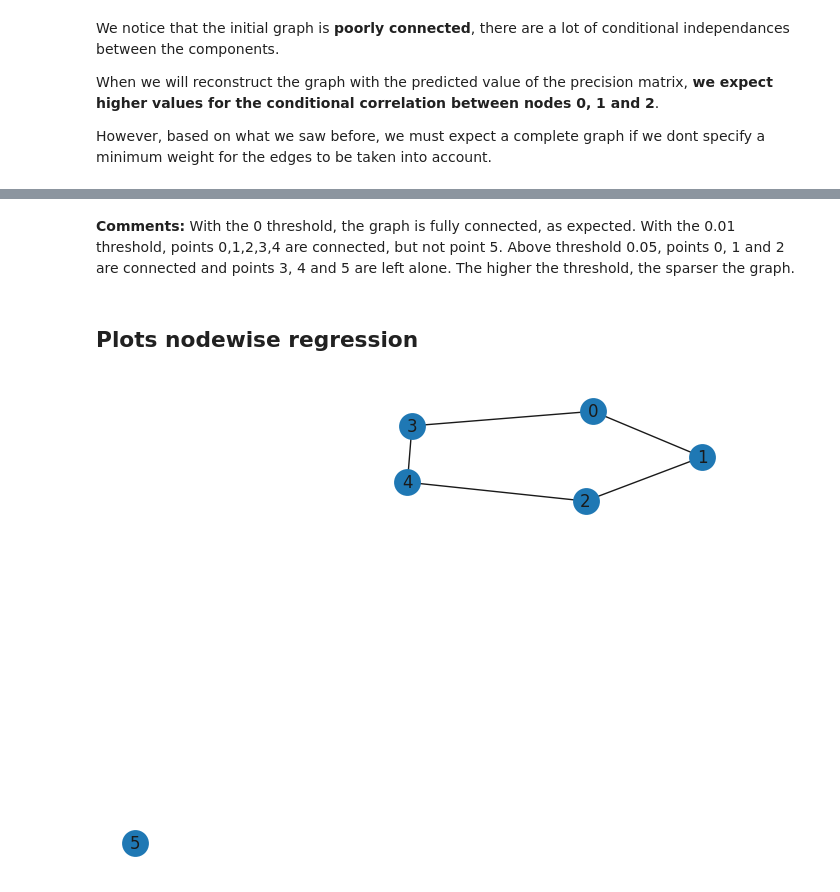
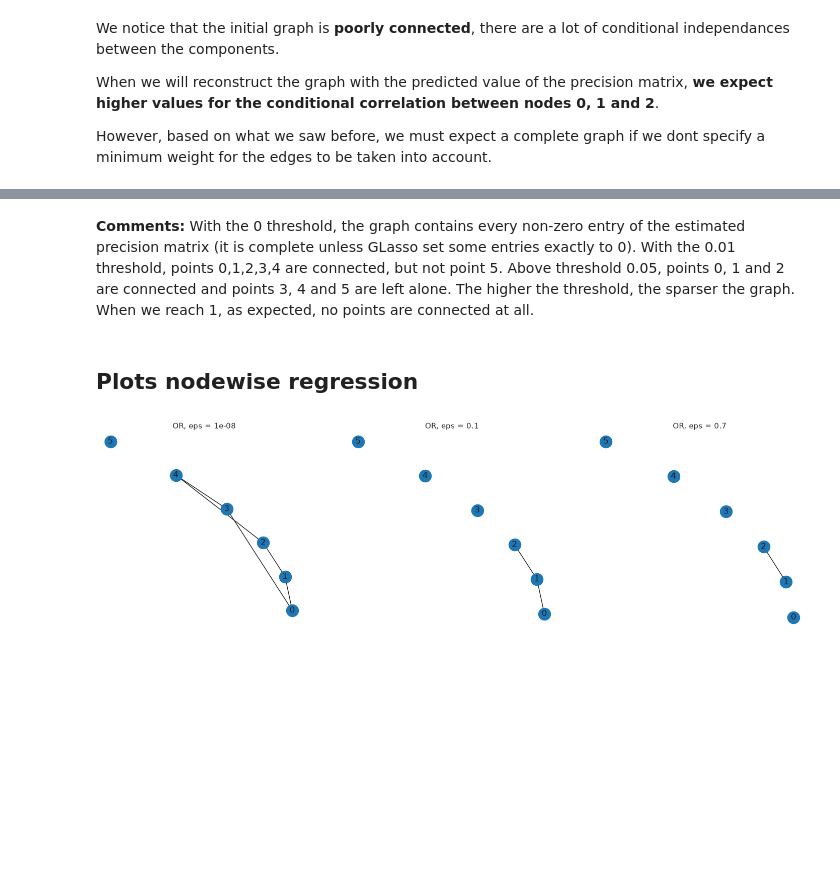
Before and after one commit to aubincharley/TP_ML, a Jupyter notebook: lab6_gm/lab6_GM.ipynb, the cells around one changed output, grey strips where cells are left out. Saved outputs shown, nothing was run; the diff lists cells and outputs as text; code cells hidden in the pictures; blank space fills up the shorter version.

```diff
--- a/lab6_gm/lab6_GM.ipynb
+++ b/lab6_gm/lab6_GM.ipynb
@@ -222,16 +246,19 @@ model.fit(X)
 precision = model.precision_
 
 
-thresholds = [0, 0.01, 0.05, 0.1, 0.2]
+thresholds = [0, 0.01, 0.05, 0.1, 1]
 
 
-for threshold in thresholds:
+plt.figure(figsize=(6*len(thresholds), 6))
+pos = nx.circular_layout(nx.empty_graph(p))
+for k, threshold in enumerate(thresholds):
     adjacency = (np.abs(precision) > threshold).astype(int)
     np.fill_diagonal(adjacency, 0)
     G = nx.from_numpy_array(adjacency)
 
-    nx.draw(G,with_labels=True)
+    plt.subplot(1, len(thresholds), k+1)
+    nx.draw(G, pos=pos, with_labels=True)
     plt.title(f"Threshold = {threshold}")
-
-    plt.show()
+plt.tight_layout()
+plt.show()
 # %% [output]
@@ -243,15 +268,23 @@ for threshold in thresholds:
 # %% [markdown]
-**Comments:** With the 0 threshold, the graph is fully connected, as expected. With the 0.01 threshold, points 0,1,2,3,4 are connected, but not point 5. Above threshold 0.05, points 0, 1 and 2 are connected and points 3, 4 and 5 are left alone. The higher the threshold, the sparser the graph.
+**Comments:** With the 0 threshold, the graph contains every non-zero entry of the estimated precision matrix (it is complete unless GLasso set some entries exactly to 0). With the 0.01 threshold, points 0,1,2,3,4 are connected, but not point 5. Above threshold 0.05, points 0, 1 and 2 are connected and points 3, 4 and 5 are left alone. The higher the threshold, the sparser the graph. When we reach 1, as expected, no points are connected at all.
 # %% [markdown]
 ## Plots nodewise regression
 # %%
 #TODO : plot the reconstructed graph with nodewise regression using the rule OR
-or_graph_structure = my_nodewise_regression(rule = "OR").fit(X)
+# eps is the threshold under which a coefficient beta_ij is considered null, we compare several values
+eps_values = [1e-8, 0.1, 0.7]
 
-nx_real = nx.from_numpy_array(or_graph_structure.T)
-#We draw the initial structure
-nx.draw(nx_real, with_labels=True)
+plt.figure(figsize=(18, 5))
+pos = nx.circular_layout(nx.empty_graph(p))
+for k, eps in enumerate(eps_values):
+    or_graph_structure = my_nodewise_regression(rule = "OR", eps = eps).fit(X)
+
+    nx_real = nx.from_numpy_array(or_graph_structure.T)
+    plt.subplot(1, len(eps_values), k+1)
+    nx.draw(nx_real, pos=pos, with_labels=True)
+    plt.title(f"OR, eps = {eps}")
+plt.show()
 # %% [output]
-[figure, old version]
+[figure, new version]
 # %%
 #TODO : plot the reconstructed graph with nodewise regression using the rule AND
```
Also changed, not shown: parts of 20 cells of this notebook.
